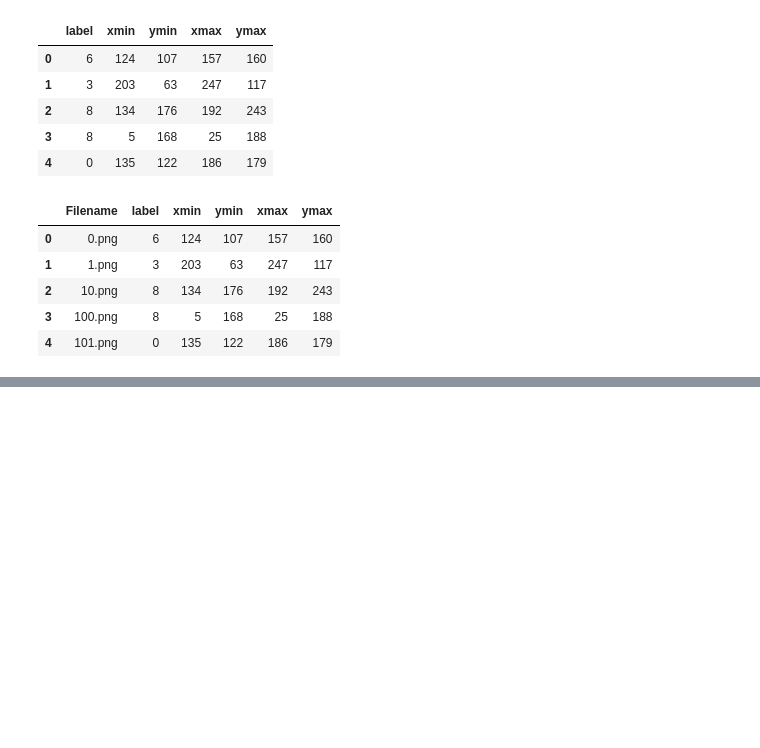
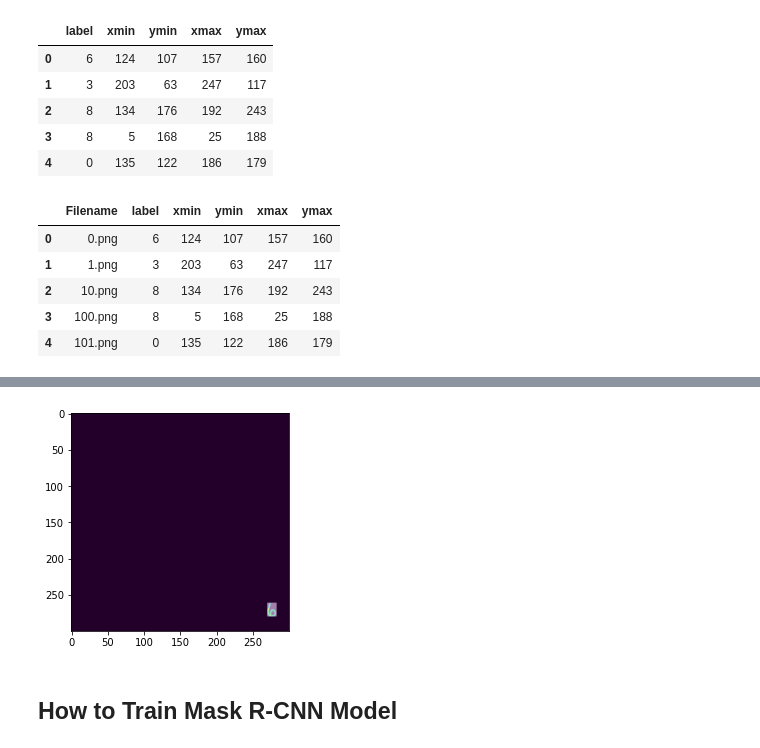
Before and after one commit to plaban1981/DL_guided_Project, a Jupyter notebook: MNIST_object_detection.ipynb, the cells around one changed output, grey strips where cells are left out. Saved outputs shown, nothing was run; the diff lists cells and outputs as text; code cells hidden in the pictures; blank space fills up the shorter version.

```diff
--- a/MNIST_object_detection.ipynb
+++ b/MNIST_object_detection.ipynb
@@ -217,0 +244,3 @@ object_detection/protos/*.proto: No such file or directory
+# %%
+train['Filename'] = train_image_path + train['Filename']
+test['Filename'] = test_image_path + test['Filename']
@@ -217,0 +276,4 @@ object_detection/protos/*.proto: No such file or directory
+# %%
+import cv2
+h,w,c =cv2.imread(train['Filename'].iloc[0]).shape
+h,w,c
@@ -217,0 +309,22 @@ object_detection/protos/*.proto: No such file or directory
+# %%
+# load the masks for an image
+def load_mask(df):
+		# get details of image
+    items = df.values.tolist()[0]
+    #print(items)
+    boxes, w, h = extract_boxes(df)
+    # create one array for all masks, each on a different channel
+    masks = np.zeros([h, w, len(boxes)], dtype='uint8')
+    # create masks
+    class_ids = list()
+    for i in range(len(boxes)):
+      box = boxes[i]
+      row_s, row_e = box[1], box[3]
+      col_s, col_e = box[0], box[2]
+      masks[row_s:row_e, col_s:col_e, i] = 1
+      class_ids.append(items[1])
+    return masks, np.asarray(class_ids, dtype='int32')
+# %%
+mask,class_id = load_mask(train.head(1))
+print(mask.shape)
+print(class_id)
@@ -218 +344,14 @@ object_detection/protos/*.proto: No such file or directory
+# %%
+import matplotlib.pyplot as plt
+import PIL
+# plot image
+image = train['Filename'].iloc[0]
+plt.imshow(PIL.Image.open(image))
+# plot mask
+plt.imshow(mask[:, :, 0], cmap='gray', alpha=0.5)
+plt.show()
+# %% [output]
+[figure, added]
+# %% [markdown]
+## How to Train Mask R-CNN Model
 # %%
```
Also changed, not shown: parts of 26 cells of this notebook.
